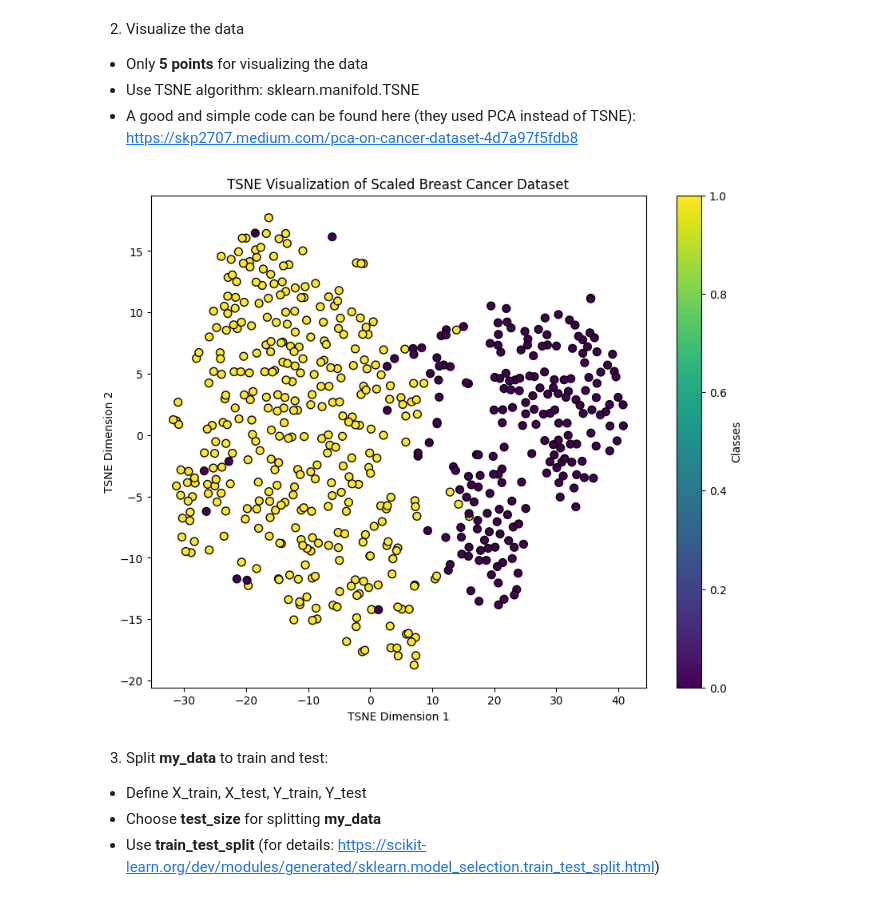
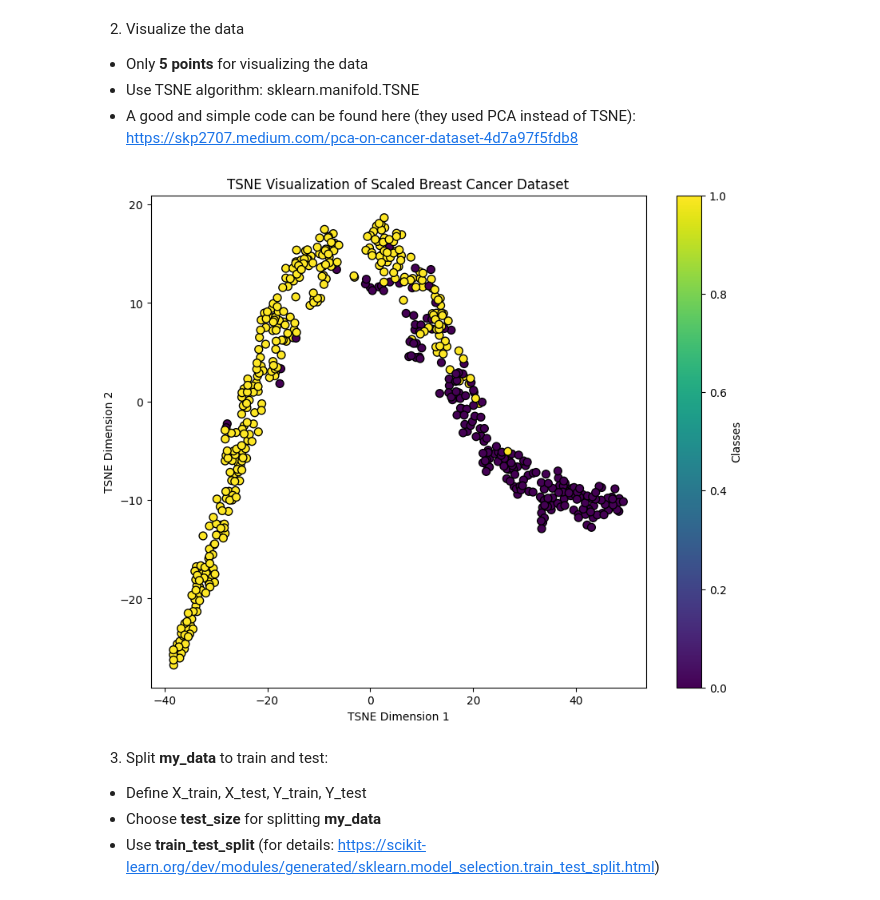
Before and after one commit to MatanZisman/Machine-Learning-1-Task, a Jupyter notebook: Matan_Zisman_ex1.ipynb, the cells around one changed output. Drawn from its saved outputs; the diff is of its cells as text; code cells hidden in the pictures.

```diff
--- a/Matan_Zisman_ex1.ipynb
+++ b/Matan_Zisman_ex1.ipynb
@@ -17,35 +19,31 @@ x,y = my_data.data, my_data.target
 # %%
 from sklearn.manifold import TSNE
 from sklearn.metrics import accuracy_score
 from sklearn.metrics import confusion_matrix
 from sklearn.metrics import precision_score
 from sklearn.metrics import recall_score
 from sklearn.metrics import f1_score
 import numpy as np
 import pandas as pd
 import seaborn as sns
 import matplotlib.pyplot as plt
 from sklearn.preprocessing import StandardScaler
 from sklearn.datasets import make_classification
 
 AI = []
 
-scaler = StandardScaler()
-x_scaled = scaler.fit_transform(x)  # Scale the features
-
-
 tsne = TSNE(n_components=2, random_state = 99)
-x_embedded = tsne.fit_transform(x_scaled)
+x_embedded = tsne.fit_transform(x)
 
 plt.figure(figsize=(10, 8))
 plt.scatter(x_embedded[:, 0], x_embedded[:, 1], c=y, cmap='viridis', edgecolor='k', s=50)
 plt.colorbar(label='Classes')
 plt.title("TSNE Visualization of Scaled Breast Cancer Dataset")
 plt.xlabel("TSNE Dimension 1")
 plt.ylabel("TSNE Dimension 2")
 plt.show()
 # %% [output]
-[figure, old version]
+[figure, new version]
 # %% [markdown]
 3. Split **my_data** to train and test:
 
```
Also changed, not shown: parts of 3 cells of this notebook.
